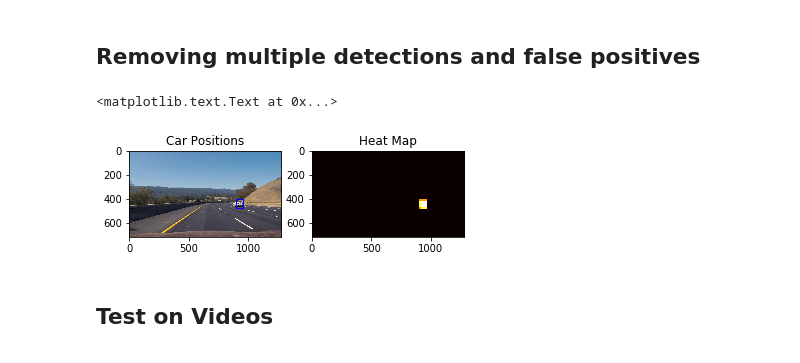
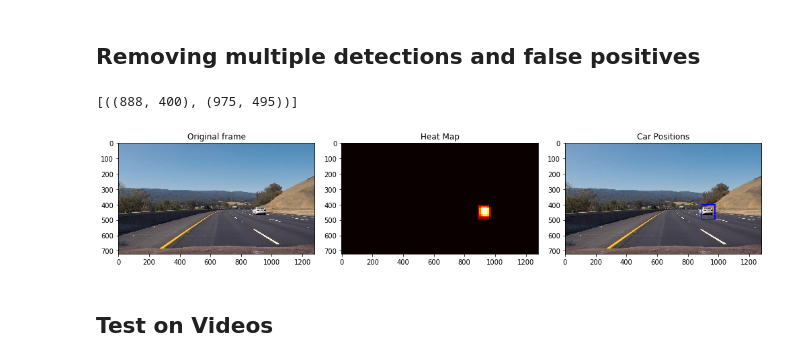
Before and after one commit to liangzhangleon/CarND-Vehicle-Detections-P5, a Jupyter notebook: vehicle_detection.ipynb, the cells around one changed output. Saved outputs shown, nothing was run; the diff lists cells and outputs as text; code cells hidden in the pictures.

```diff
--- a/vehicle_detection.ipynb
+++ b/vehicle_detection.ipynb
@@ -191,12 +213,12 @@ plt.imshow(hog_image_notcar, cmap='gray')
 
 ### Parameters
 color_space = 'YCrCb' # Can be RGB, HSV, LUV, HLS, YUV, YCrCb
-orient = 10  # HOG orientations
+orient = 12  # HOG orientations
 pix_per_cell = 8 # HOG pixels per cell
 cell_per_block = 2 # HOG cells per block
 hog_channel = "ALL" # Can be 0, 1, 2, or "ALL"
 spatial_size = (32, 32) # Spatial binning dimensions
-hist_bins = 16    # Number of histogram bins
+hist_bins = 32    # Number of histogram bins
 spatial_feat = True # Spatial features on or off
 hist_feat = True # Histogram features on or off
 hog_feat = True # HOG features on or off
@@ -242,6 +264,4 @@ t2 = time.time()
 print(round(t2-t, 2), 'Seconds to train SVC...')
 # Check the score of the SVC
 print('Test Accuracy of SVC = ', round(svc.score(X_test, y_test), 4))
-# Check the prediction time for a single sample
-t=time.time()
 # %% [output]
@@ -400,42 +414,62 @@ def draw_labeled_bboxes(img, labels):
     # Iterate through all detected cars
     for car_number in range(1, labels[1]+1):
         # Find pixels with each car_number label value
         nonzero = (labels[0] == car_number).nonzero()
         # Identify x and y values of those pixels
         nonzeroy = np.array(nonzero[0])
         nonzerox = np.array(nonzero[1])
         # Define a bounding box based on min/max x and y
         bbox = ((np.min(nonzerox), np.min(nonzeroy)), (np.max(nonzerox), np.max(nonzeroy)))
         # Draw the box on the image
         cv2.rectangle(img, bbox[0], bbox[1], (0,0,255), 6)
     # Return the image
     return img
 
+def extract_labeled_bboxes(labels):
+    # Iterate through all detected cars
+    window_list = []
+    for car_number in range(1, labels[1]+1):
+        # Find pixels with each car_number label value
+        nonzero = (labels[0] == car_number).nonzero()
+        # Identify x and y values of those pixels
+        nonzeroy = np.array(nonzero[0])
+        nonzerox = np.array(nonzero[1])
+        # Define a bounding box based on min/max x and y
+        bbox = ((np.min(nonzerox), np.min(nonzeroy)), (np.max(nonzerox), np.max(nonzeroy)))
+        window_list.append(bbox)
+    # Return the image
+    return window_list
+
 heat = np.zeros_like(image[:,:,0]).astype(np.float)
 # Add heat to each box in box list
 heat = add_heat(heat, window_list)
 
 # Apply threshold to help remove false positives
-heat = apply_threshold(heat,2)
+heat = apply_threshold(heat,1)
 
 # Visualize the heatmap when displaying
 heatmap = np.clip(heat, 0, 255)
 
 # Find final boxes from heatmap using label function
 labels = label(heatmap)
+print(extract_labeled_bboxes(labels))
 draw_img = draw_labeled_bboxes(np.copy(image), labels)
 
-fig = plt.figure()
-plt.subplot(121)
+
+fig = plt.figure(figsize=(14,4))
+plt.subplot(131)
+plt.imshow(image)
+plt.title('Original frame')
+plt.subplot(132)
+plt.imshow(heatmap, cmap='hot')
+plt.title('Heat Map')
+plt.subplot(133)
 plt.imshow(draw_img)
 plt.title('Car Positions')
-plt.subplot(122)
-plt.imshow(heatmap, cmap='hot')
-plt.title('Heat Map')
-#fig.tight_layout()
+fig.tight_layout()
 # %% [output]
-<matplotlib.text.Text at 0x...>
+[((888, 400), (975, 495))]
-[figure, old version]
+[figure, new version]
 # %% [markdown]
 ## Test on Videos
 # %%
```
Also changed, not shown: parts of 9 cells of this notebook.
